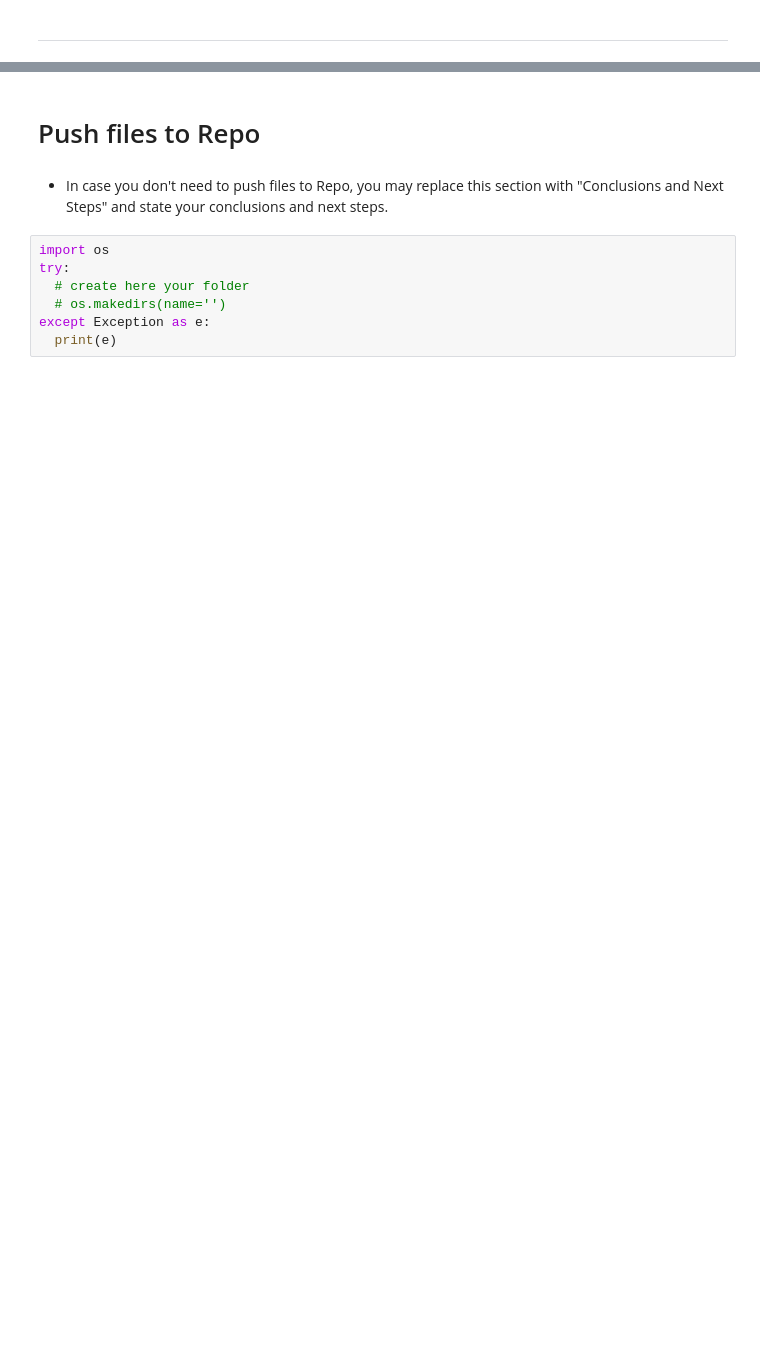
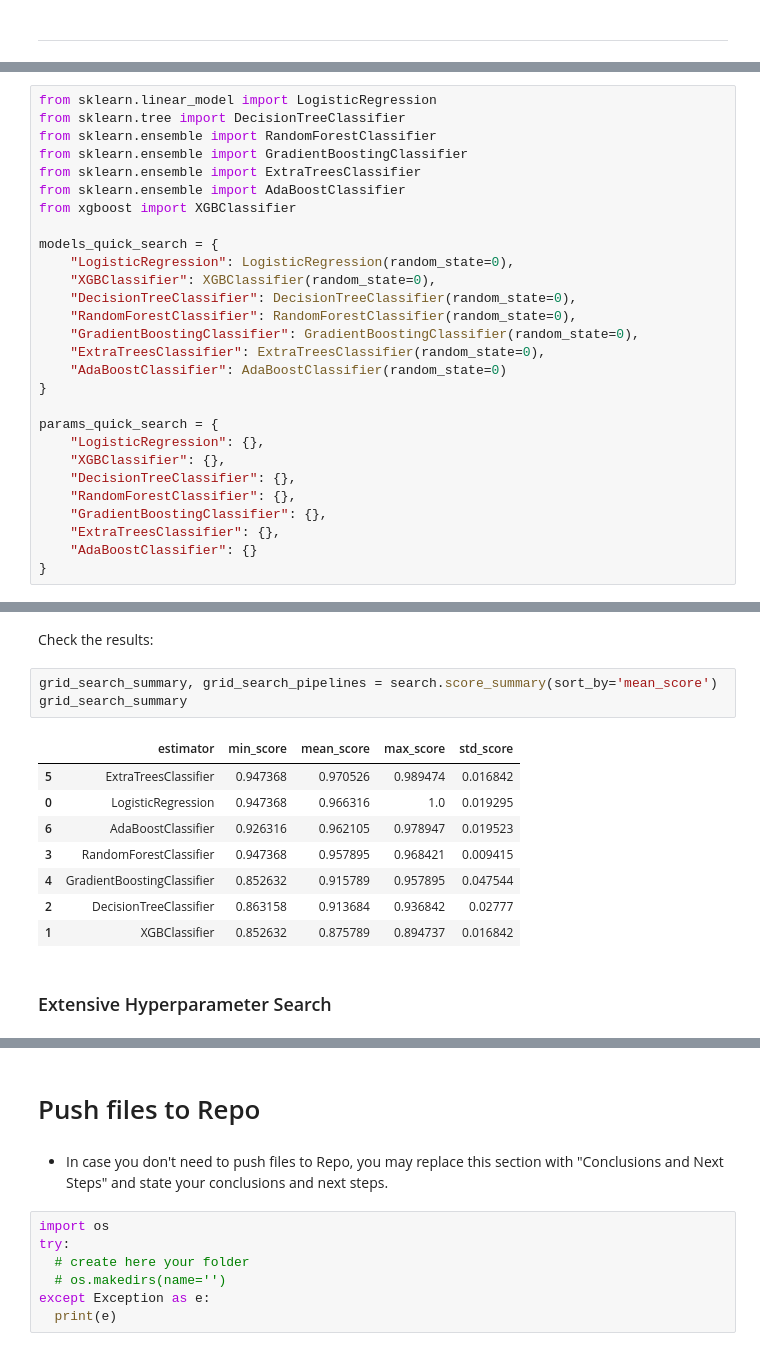
Before and after one commit to SimasJakubenas/cd-prediction-pp5, a Jupyter notebook: jupyter_notebooks/05 - Modelling and Evaluation.ipynb, the cells around one changed output, grey strips where cells are left out. Drawn from its saved outputs; the diff is of its cells as text; blank space fills up the shorter version.

```diff
--- a/jupyter_notebooks/05 - Modelling and Evaluation.ipynb
+++ b/jupyter_notebooks/05 - Modelling and Evaluation.ipynb
@@ -225,0 +223,28 @@ print(X_train.shape, y_train.shape, X_test.shape, y_test.shape)
+# %%
+from sklearn.linear_model import LogisticRegression
+from sklearn.tree import DecisionTreeClassifier
+from sklearn.ensemble import RandomForestClassifier
+from sklearn.ensemble import GradientBoostingClassifier
+from sklearn.ensemble import ExtraTreesClassifier
+from sklearn.ensemble import AdaBoostClassifier
+from xgboost import XGBClassifier
+
+models_quick_search = {
+    "LogisticRegression": LogisticRegression(random_state=0),
+    "XGBClassifier": XGBClassifier(random_state=0),
+    "DecisionTreeClassifier": DecisionTreeClassifier(random_state=0),
+    "RandomForestClassifier": RandomForestClassifier(random_state=0),
+    "GradientBoostingClassifier": GradientBoostingClassifier(random_state=0),
+    "ExtraTreesClassifier": ExtraTreesClassifier(random_state=0),
+    "AdaBoostClassifier": AdaBoostClassifier(random_state=0)
+}
+
+params_quick_search = {
+    "LogisticRegression": {},
+    "XGBClassifier": {},
+    "DecisionTreeClassifier": {},
+    "RandomForestClassifier": {},
+    "GradientBoostingClassifier": {},
+    "ExtraTreesClassifier": {},
+    "AdaBoostClassifier": {}
+}
@@ -225,0 +286,16 @@ print(X_train.shape, y_train.shape, X_test.shape, y_test.shape)
+# %% [markdown]
+Check the results:
+# %%
+grid_search_summary, grid_search_pipelines = search.score_summary(sort_by='mean_score')
+grid_search_summary
+# %% [output]
+|  | estimator | min_score | mean_score | max_score | std_score |
+| 5 | ExtraTreesClassifier | 0.947368 | 0.970526 | 0.989474 | 0.016842 |
+| 0 | LogisticRegression | 0.947368 | 0.966316 | 1.0 | 0.019295 |
+| 6 | AdaBoostClassifier | 0.926316 | 0.962105 | 0.978947 | 0.019523 |
+| 3 | RandomForestClassifier | 0.947368 | 0.957895 | 0.968421 | 0.009415 |
+| 4 | GradientBoostingClassifier | 0.852632 | 0.915789 | 0.957895 | 0.047544 |
+| 2 | DecisionTreeClassifier | 0.863158 | 0.913684 | 0.936842 | 0.02777 |
+| 1 | XGBClassifier | 0.852632 | 0.875789 | 0.894737 | 0.016842 |
+# %% [markdown]
+### Extensive Hyperparameter Search
```
Also changed, not shown: parts of 14 cells of this notebook.
